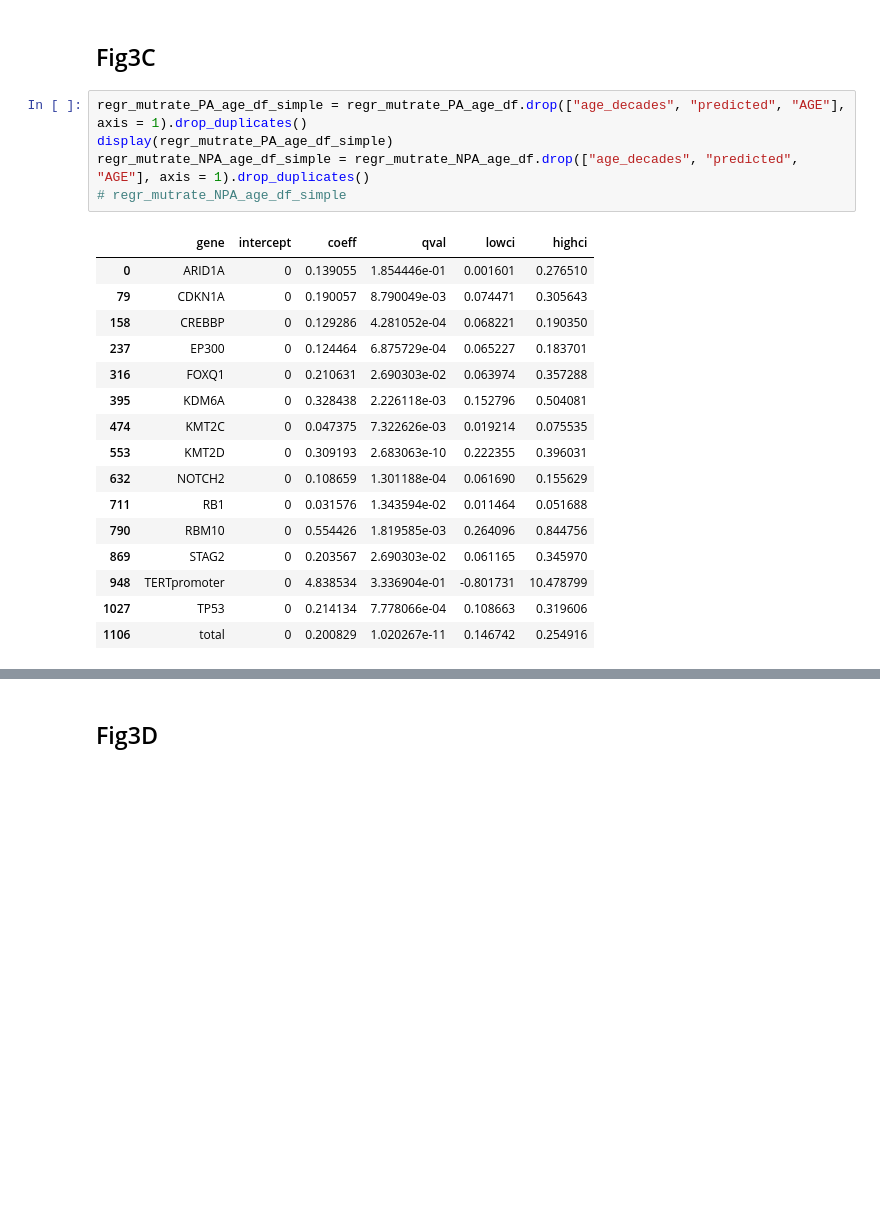
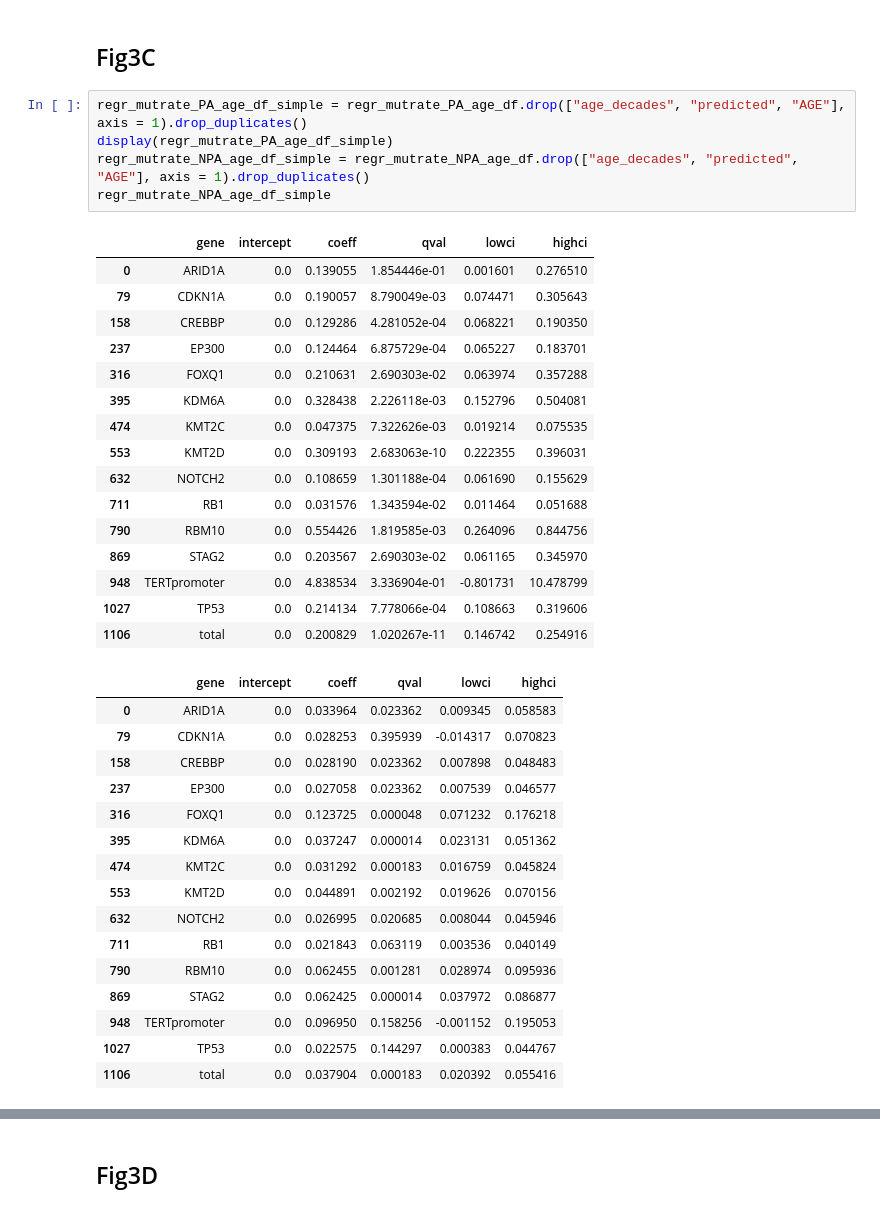
Before and after one commit to bbglab/normal_bladder_paper, a Jupyter notebook: main/Fig3/Fig3.ipynb, the cells around one changed output, grey strips where cells are left out. Saved outputs shown, nothing was run; the diff lists cells and outputs as text; blank space fills up the shorter version.

```diff
--- a/main/Fig3/Fig3.ipynb
+++ b/main/Fig3/Fig3.ipynb
@@ -362,25 +362,41 @@ regr_res_scatterplot(metric = "mutrate",
 # %%
 regr_mutrate_PA_age_df_simple = regr_mutrate_PA_age_df.drop(["age_decades", "predicted", "AGE"], axis = 1).drop_duplicates()
 display(regr_mutrate_PA_age_df_simple)
 regr_mutrate_NPA_age_df_simple = regr_mutrate_NPA_age_df.drop(["age_decades", "predicted", "AGE"], axis = 1).drop_duplicates()
-# regr_mutrate_NPA_age_df_simple
+regr_mutrate_NPA_age_df_simple
 # %% [output]
 |  | gene | intercept | coeff | qval | lowci | highci |
-| 0 | ARID1A | 0 | 0.139055 | 1.854446e-01 | 0.001601 | 0.276510 |
-| 79 | CDKN1A | 0 | 0.190057 | 8.790049e-03 | 0.074471 | 0.305643 |
-| 158 | CREBBP | 0 | 0.129286 | 4.281052e-04 | 0.068221 | 0.190350 |
-| 237 | EP300 | 0 | 0.124464 | 6.875729e-04 | 0.065227 | 0.183701 |
-| 316 | FOXQ1 | 0 | 0.210631 | 2.690303e-02 | 0.063974 | 0.357288 |
-| 395 | KDM6A | 0 | 0.328438 | 2.226118e-03 | 0.152796 | 0.504081 |
-| 474 | KMT2C | 0 | 0.047375 | 7.322626e-03 | 0.019214 | 0.075535 |
-| 553 | KMT2D | 0 | 0.309193 | 2.683063e-10 | 0.222355 | 0.396031 |
-| 632 | NOTCH2 | 0 | 0.108659 | 1.301188e-04 | 0.061690 | 0.155629 |
-| 711 | RB1 | 0 | 0.031576 | 1.343594e-02 | 0.011464 | 0.051688 |
-| 790 | RBM10 | 0 | 0.554426 | 1.819585e-03 | 0.264096 | 0.844756 |
-| 869 | STAG2 | 0 | 0.203567 | 2.690303e-02 | 0.061165 | 0.345970 |
-| 948 | TERTpromoter | 0 | 4.838534 | 3.336904e-01 | -0.801731 | 10.478799 |
-| 1027 | TP53 | 0 | 0.214134 | 7.778066e-04 | 0.108663 | 0.319606 |
-| 1106 | total | 0 | 0.200829 | 1.020267e-11 | 0.146742 | 0.254916 |
+| 0 | ARID1A | 0.0 | 0.139055 | 1.854446e-01 | 0.001601 | 0.276510 |
+| 79 | CDKN1A | 0.0 | 0.190057 | 8.790049e-03 | 0.074471 | 0.305643 |
+| 158 | CREBBP | 0.0 | 0.129286 | 4.281052e-04 | 0.068221 | 0.190350 |
+| 237 | EP300 | 0.0 | 0.124464 | 6.875729e-04 | 0.065227 | 0.183701 |
+| 316 | FOXQ1 | 0.0 | 0.210631 | 2.690303e-02 | 0.063974 | 0.357288 |
+| 395 | KDM6A | 0.0 | 0.328438 | 2.226118e-03 | 0.152796 | 0.504081 |
+| 474 | KMT2C | 0.0 | 0.047375 | 7.322626e-03 | 0.019214 | 0.075535 |
+| 553 | KMT2D | 0.0 | 0.309193 | 2.683063e-10 | 0.222355 | 0.396031 |
+| 632 | NOTCH2 | 0.0 | 0.108659 | 1.301188e-04 | 0.061690 | 0.155629 |
+| 711 | RB1 | 0.0 | 0.031576 | 1.343594e-02 | 0.011464 | 0.051688 |
+| 790 | RBM10 | 0.0 | 0.554426 | 1.819585e-03 | 0.264096 | 0.844756 |
+| 869 | STAG2 | 0.0 | 0.203567 | 2.690303e-02 | 0.061165 | 0.345970 |
+| 948 | TERTpromoter | 0.0 | 4.838534 | 3.336904e-01 | -0.801731 | 10.478799 |
+| 1027 | TP53 | 0.0 | 0.214134 | 7.778066e-04 | 0.108663 | 0.319606 |
+| 1106 | total | 0.0 | 0.200829 | 1.020267e-11 | 0.146742 | 0.254916 |
+|  | gene | intercept | coeff | qval | lowci | highci |
+| 0 | ARID1A | 0.0 | 0.033964 | 0.023362 | 0.009345 | 0.058583 |
+| 79 | CDKN1A | 0.0 | 0.028253 | 0.395939 | -0.014317 | 0.070823 |
+| 158 | CREBBP | 0.0 | 0.028190 | 0.023362 | 0.007898 | 0.048483 |
+| 237 | EP300 | 0.0 | 0.027058 | 0.023362 | 0.007539 | 0.046577 |
+| 316 | FOXQ1 | 0.0 | 0.123725 | 0.000048 | 0.071232 | 0.176218 |
+| 395 | KDM6A | 0.0 | 0.037247 | 0.000014 | 0.023131 | 0.051362 |
+| 474 | KMT2C | 0.0 | 0.031292 | 0.000183 | 0.016759 | 0.045824 |
+| 553 | KMT2D | 0.0 | 0.044891 | 0.002192 | 0.019626 | 0.070156 |
+| 632 | NOTCH2 | 0.0 | 0.026995 | 0.020685 | 0.008044 | 0.045946 |
+| 711 | RB1 | 0.0 | 0.021843 | 0.063119 | 0.003536 | 0.040149 |
+| 790 | RBM10 | 0.0 | 0.062455 | 0.001281 | 0.028974 | 0.095936 |
+| 869 | STAG2 | 0.0 | 0.062425 | 0.000014 | 0.037972 | 0.086877 |
+| 948 | TERTpromoter | 0.0 | 0.096950 | 0.158256 | -0.001152 | 0.195053 |
+| 1027 | TP53 | 0.0 | 0.022575 | 0.144297 | 0.000383 | 0.044767 |
+| 1106 | total | 0.0 | 0.037904 | 0.000183 | 0.020392 | 0.055416 |
 # %%
 significant_genes_PA = list(regr_mutrate_PA_age_df_simple.loc[(regr_mutrate_PA_age_df_simple["qval"] < 0.2) &
                         (regr_mutrate_PA_age_df_simple["gene"] != "total")].sort_values(
```
Also changed, not shown: parts of 7 cells of this notebook, 7 other files.
